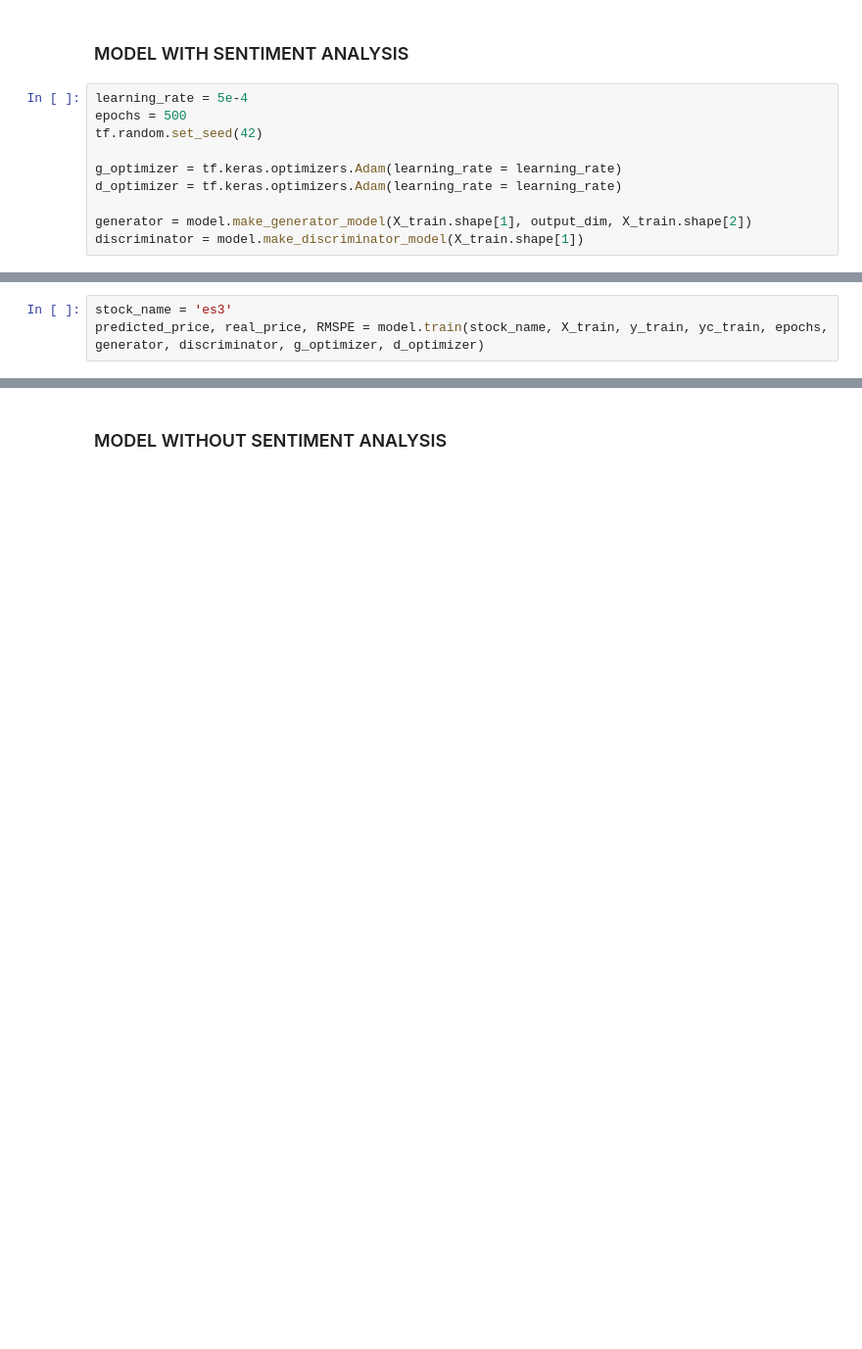
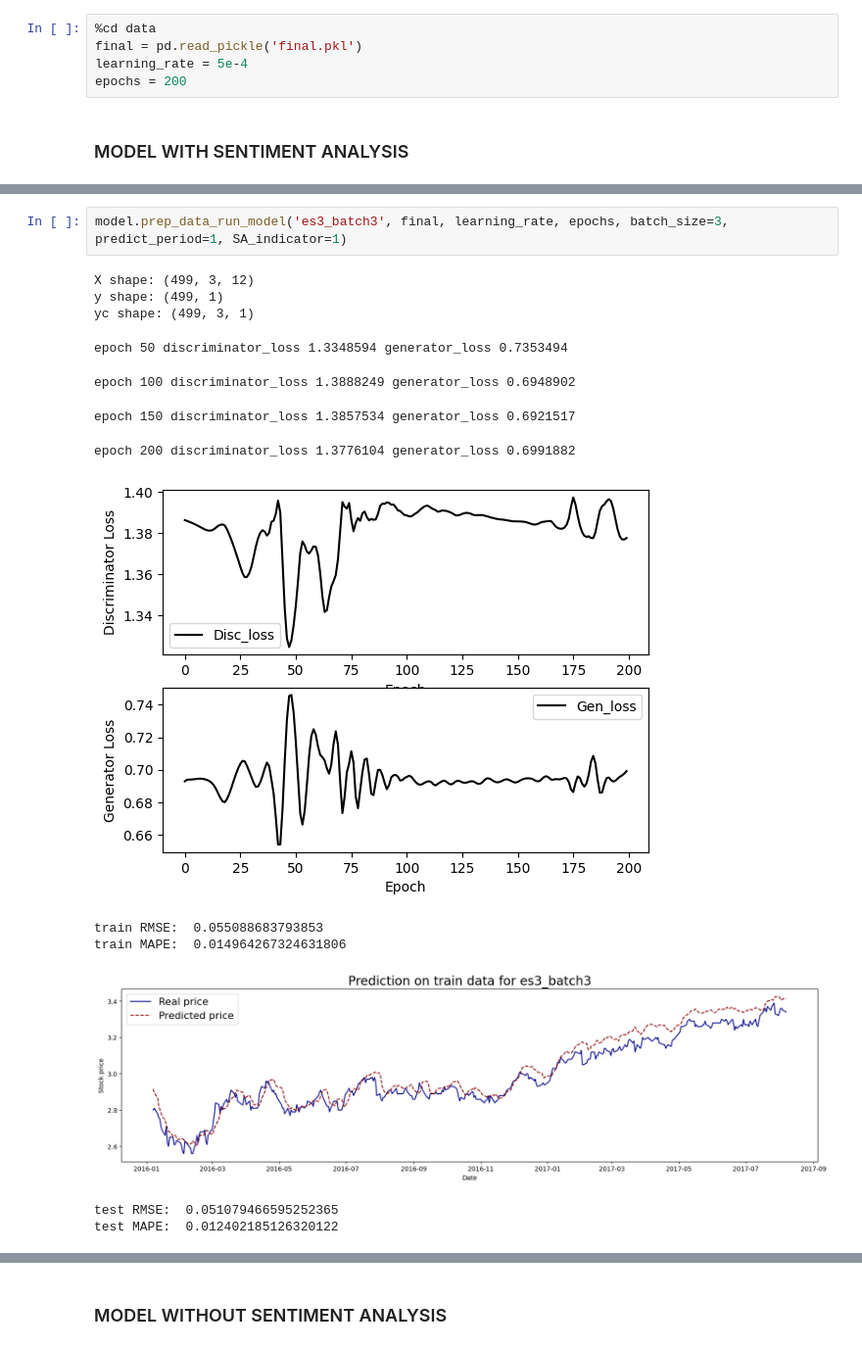
Before and after one commit to yvonnepeh/sg_sentiment_analysis, a Jupyter notebook: Capstone_v1.ipynb, the cells around one changed output, grey strips where cells are left out. Shown at 98% size. Cells and saved outputs as stored; diff of their text form; blank space fills up the shorter version.

```diff
--- a/Capstone_v1.ipynb
+++ b/Capstone_v1.ipynb
@@ -238,12 +221,7 @@ feature_size_wo = X_train_wo.shape[2]
+# %%
+%cd data
+final = pd.read_pickle('final.pkl')
+learning_rate = 5e-4
+epochs = 200
 # %% [markdown]
 ### MODEL WITH SENTIMENT ANALYSIS
-# %%
-learning_rate = 5e-4
-epochs = 500
-tf.random.set_seed(42)
-
-g_optimizer = tf.keras.optimizers.Adam(learning_rate = learning_rate)
-d_optimizer = tf.keras.optimizers.Adam(learning_rate = learning_rate)
-
-generator = model.make_generator_model(X_train.shape[1], output_dim, X_train.shape[2])
-discriminator = model.make_discriminator_model(X_train.shape[1])
@@ -252,3 +227,0 @@ Create directory es3 and es3_wo and TRAIN MODEL
-# %%
-stock_name = 'es3'
-predicted_price, real_price, RMSPE = model.train(stock_name, X_train, y_train, yc_train, epochs, generator, discriminator, g_optimizer, d_optimizer)
@@ -274,0 +237,16 @@ Test RMSE:  0.029943582635428637
+# %%
+model.prep_data_run_model('es3_batch3', final, learning_rate, epochs, batch_size=3, predict_period=1, SA_indicator=1)
+# %% [output]
+X shape: (499, 3, 12)
+y shape: (499, 1)
+yc shape: (499, 3, 1)
+epoch 50 discriminator_loss 1.3348594 generator_loss 0.7353494
+epoch 100 discriminator_loss 1.3888249 generator_loss 0.6948902
+epoch 150 discriminator_loss 1.3857534 generator_loss 0.6921517
+epoch 200 discriminator_loss 1.3776104 generator_loss 0.6991882
+[figure, added]
+train RMSE:  0.055088683793853
+train MAPE:  0.014964267324631806
+[figure, added]
+test RMSE:  0.051079466595252365
+test MAPE:  0.012402185126320122
```
Also changed, not shown: parts of 31 cells of this notebook.
